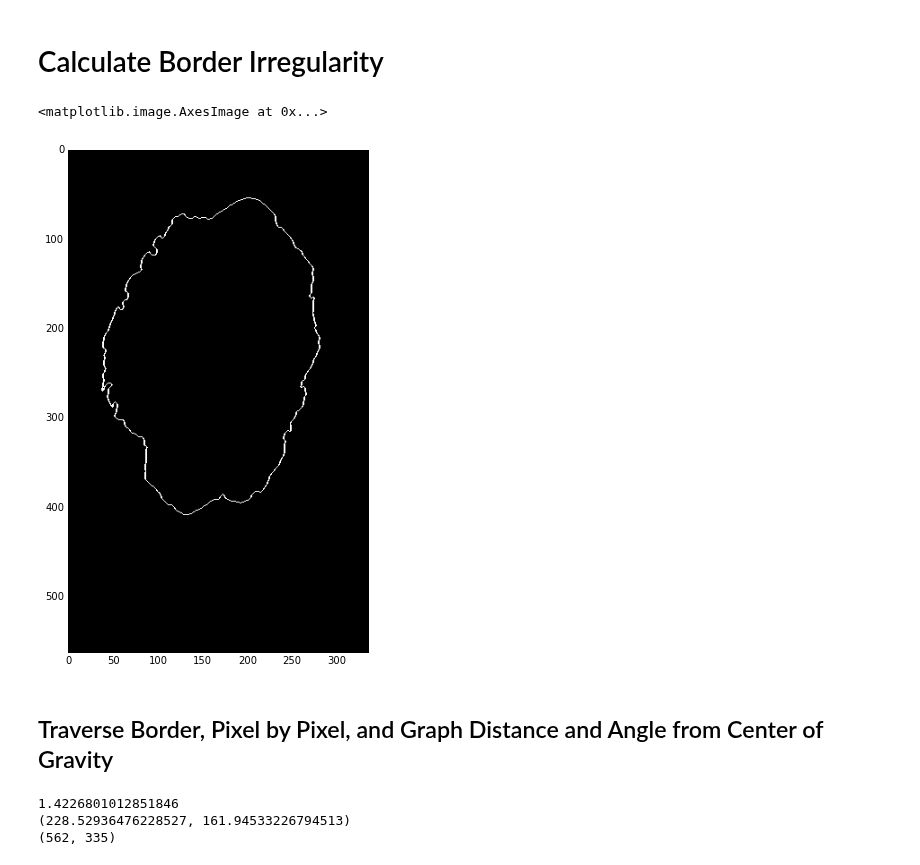
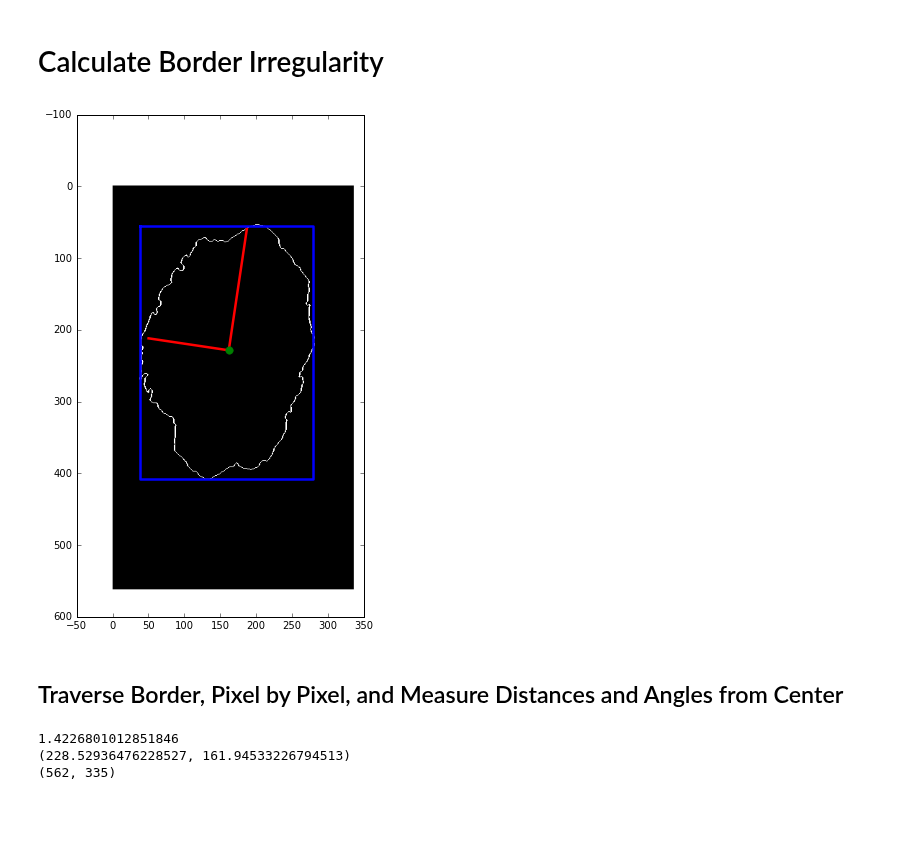
Before and after one commit to alexgustafson/BATests, a Jupyter notebook: Calculate Border Irregularity.ipynb, the cells around one changed output. Cells and saved outputs as stored; diff of their text form; code cells hidden in the pictures; blank space fills up the shorter version.

Commit message:
adding border irregularity

```diff
--- a/Calculate Border Irregularity.ipynb
+++ b/Calculate Border Irregularity.ipynb
@@ -14,32 +15,31 @@ border, mask, cropped, masked = find_border(im)
 # %%
 fig = plt.figure(figsize=(9, 9))
 ax = fig.add_subplot(111)
 blank = np.zeros((cropped.shape[0],cropped.shape[1]))
 boundary = color.rgb2grey(mark_boundaries(blank, border))
 ax.imshow(boundary,cmap='Greys_r' )
 
-regions = regionprops(border)
+regions = measure.regionprops(border)
 for props in regions:
     y0, x0 = props.centroid
     orientation = props.orientation
     x1 = x0 + math.cos(orientation) * 0.5 * props.major_axis_length
     y1 = y0 - math.sin(orientation) * 0.5 * props.major_axis_length
     x2 = x0 - math.sin(orientation) * 0.5 * props.minor_axis_length
     y2 = y0 - math.cos(orientation) * 0.5 * props.minor_axis_length
 
     ax.plot((x0, x1), (y0, y1), '-r', linewidth=2.5)
     ax.plot((x0, x2), (y0, y2), '-r', linewidth=2.5)
     ax.plot(x0, y0, '.g', markersize=15)
 
     minr, minc, maxr, maxc = props.bbox
     bx = (minc, maxc, maxc, minc, minc)
     by = (minr, minr, maxr, maxr, minr)
     ax.plot(bx, by, '-b', linewidth=2.5)
 # %% [output]
-<matplotlib.image.AxesImage at 0x...>
-[figure, old version]
+[figure, new version]
 # %% [markdown]
-## Traverse Border, Pixel by Pixel, and Graph Distance and Angle from Center of Gravity
+## Traverse Border, Pixel by Pixel, and Measure Distances and Angles from Center
 # %%
 from skimage import measure
 from skimage import transform
```
Also changed, not shown: parts of 3 cells of this notebook.
